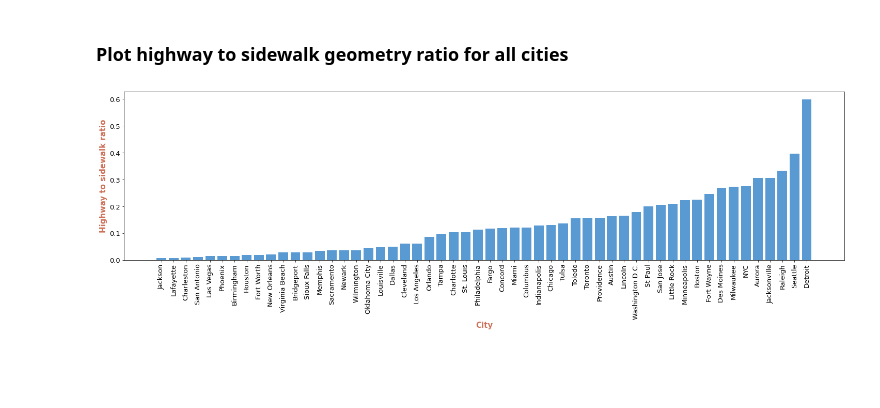
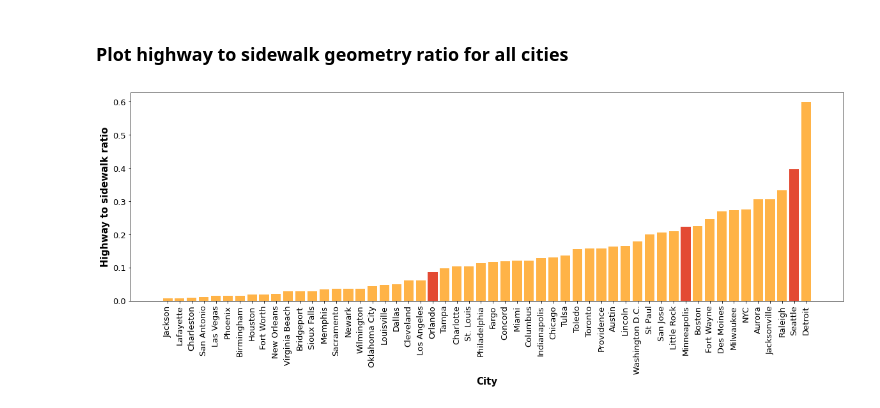
Before and after one commit to komar41/crowdsourcing-and-sidewalk-data, a Jupyter notebook: 3-check-sidewalk-availibility-all-cities.ipynb, the cells around one changed output. Saved outputs shown, nothing was run; the diff lists cells and outputs as text; code cells hidden in the pictures; blank space fills up the shorter version.

```diff
--- a/3-check-sidewalk-availibility-all-cities.ipynb
+++ b/3-check-sidewalk-availibility-all-cities.ipynb
@@ -118,23 +129,32 @@ plt.show()
 # %% [markdown]
 ### Plot **highway to sidewalk geometry ratio** for all cities
 # %%
-fig, ax = plt.subplots(figsize=(25, 6))
+# Instead of highway to sidewalk geometry ratio, look for some other parameter. Because it doesn't pan from 0 to 1. Discuss with Professor!!
+
+fig, ax = plt.subplots(figsize=(20, 6))
 
 temp = stats.sort_values(by=['highway_to_sidewalk_ratio'])
 
 height = temp['highway_to_sidewalk_ratio']
 bars = temp['city']
 
 x_pos = np.arange(len(bars))
-ax.bar(x_pos, height, color='#599ad3')
+ax.bar(x_pos, height, color='#ffb347')
+
+sea = bars.index.get_loc(51)
+orl = bars.index.get_loc(53)
+min = bars.index.get_loc(50)
+ax.patches[sea].set_facecolor('#e34a33')
+ax.patches[orl].set_facecolor('#e34a33')
+ax.patches[min].set_facecolor('#e34a33')
 
 # Rotation of the bar names
 plt.xticks(x_pos, bars, rotation=90, fontsize='13')
 plt.yticks(fontsize='13')
-plt.ylabel('Highway to sidewalk ratio', fontweight='bold', color = '#cd7058', fontsize='15')
-plt.xlabel('City', fontweight='bold', color = '#cd7058', fontsize='15')
+plt.ylabel('Highway to sidewalk ratio', fontweight='bold', color = '#000', fontsize='15')
+plt.xlabel('City', fontweight='bold', color = '#000', fontsize='15')
 
 # Show graphic
 plt.show()
 # %% [output]
-[figure, old version]
+[figure, new version]
```
Also changed, not shown: parts of 1 cell of this notebook.
